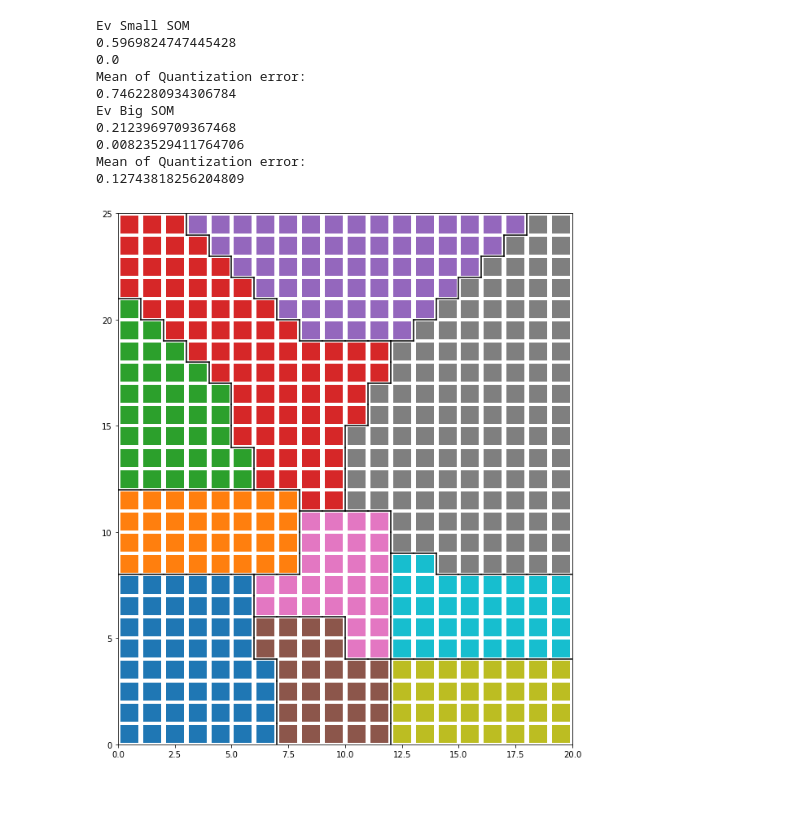
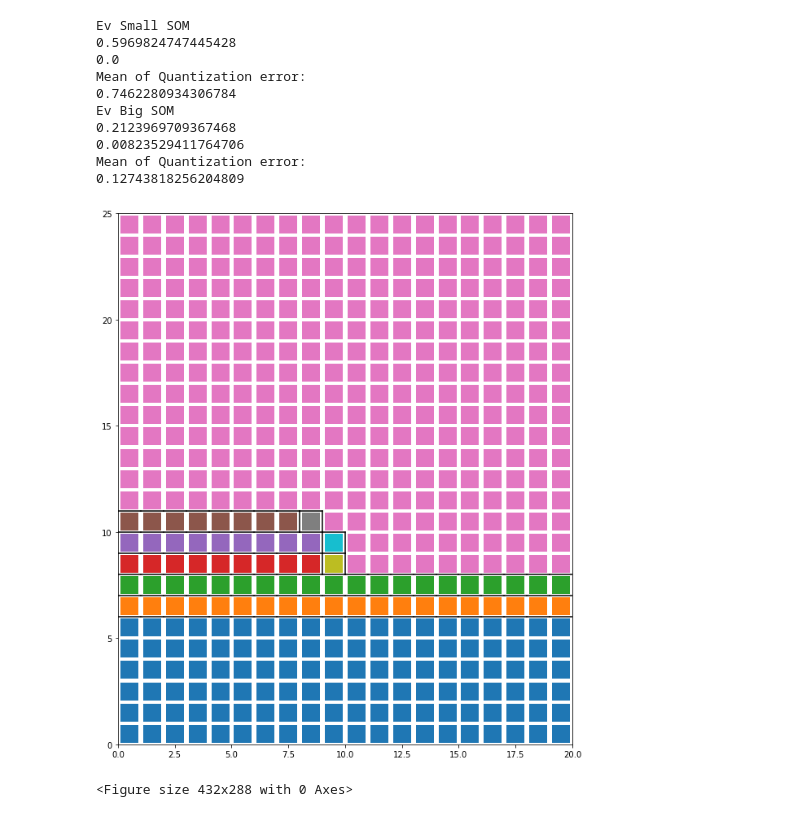
Before and after one commit to mikkelmilo/SOM-Clustering-Visualisations, a Jupyter notebook: 10clusters- clustering SOM.ipynb, the cells around one changed output. Cells and saved outputs as stored; diff of their text form; code cells hidden in the pictures.

Commit message:
trained data+plots

```diff
--- a/10clusters- clustering SOM.ipynb
+++ b/10clusters- clustering SOM.ipynb
@@ -119,25 +97,28 @@ def plot_with_labelling(som, d1, d2, labels, coloring_labels, rweights, debug=Fa
                 if i < win_labels.shape[0]-1 and v != win_labels[i+1][j]:
                     plt.plot([i+1,i+1],[j,j+1], color=border_color('blue'))
     plot_borders(debug)
+
     plt.axis([0, d1, 0, d2])
+    fig1 = plt.gcf()
     plt.show()
-
-
-
-def hierarchical_clust(som,d1,d2,n_clusters,ltype):
-
-    weights = som.get_weights().reshape(d1*d2,-1)
-    Z= cluster.hierarchy.linkage(weights,ltype)
-    #print("SEEEEE HEEERE",Z)
-    labels = cluster.hierarchy.cut_tree(Z, n_clusters)
-    if type(n_clusters)==int:
-        labels = [l[0] for l in labels]
-        plot_with_labelling(som,d1,d2,labels,labels,weights,debug=False)
-    else:
-        coloring_labels = labels.T[0]
-        labels = labels.T[1]
-        plot_with_labelling(som,d1,d2,coloring_labels,labels,weights,debug=False)
-
-hierarchical_clust(clusters10_som_small,20,25,10,'ward')
+    return fig1
-# %% [output]
-[figure, removed]
+# %%
+def hierarchical_clust(som,d1,d2,n_clusters,ltype):
+
+    weights = som.get_weights().reshape(d1*d2,-1)
+    Z= cluster.hierarchy.linkage(weights,ltype)
+
+    labels = cluster.hierarchy.cut_tree(Z, n_clusters)
+    if type(n_clusters)==int:
+        labels = [l[0] for l in labels]
+        fig1=plot_with_labelling(som,d1,d2,labels,labels,weights,debug=False)
+        plt.draw()
+        fig1.savefig('HC'+"_"+str(ltype)+"-"+str(d1)+'x'+str(d2) , dpi=100)
+
+
+    else:
+        coloring_labels = labels.T[0]
+        labels = labels.T[1]
+        fig1=plot_with_labelling(som,d1,d2,coloring_labels,labels,weights,debug=False)
+        plt.draw()
+        fig1.savefig('HC'+"_"+str(ltype)+"-"+str(d1)+'x'+str(d2) , dpi=100)
@@ -143,0 +149,7 @@ hierarchical_clust(clusters10_som_small,20,25,10,'ward')
+# %%
+
+# CASE 1: linkage type: SINGLE
+hierarchical_clust(clusters10_som_small,20,25,10,'single')
+# %% [output]
+[figure, added]
+<Figure size 432x288 with 0 Axes>
```
Also changed, not shown: parts of 41 cells of this notebook, 33 other files.
